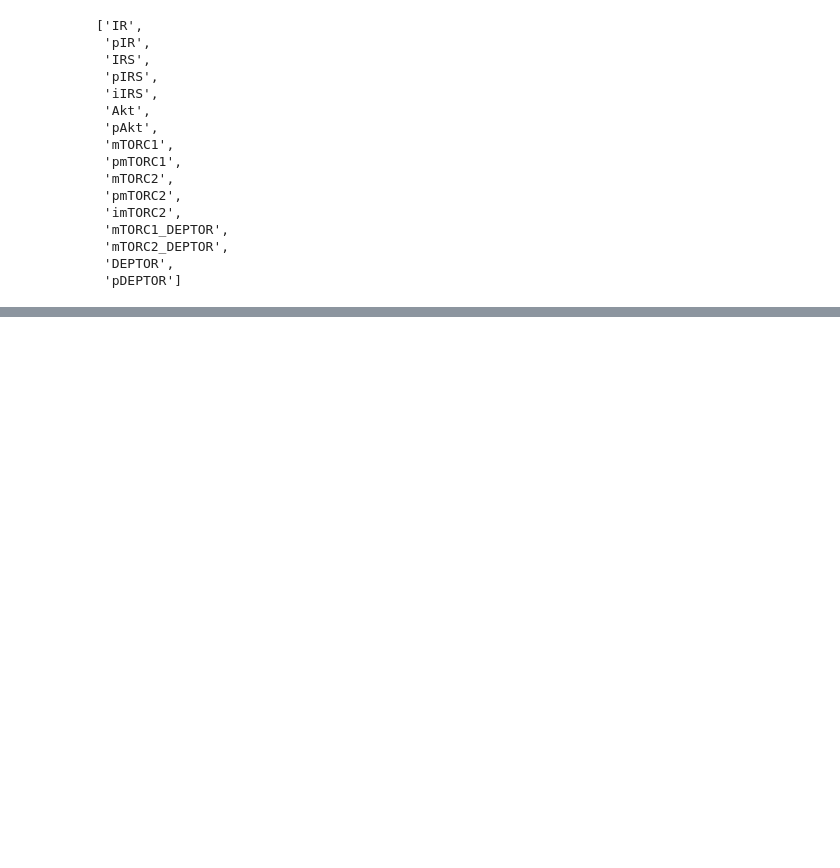
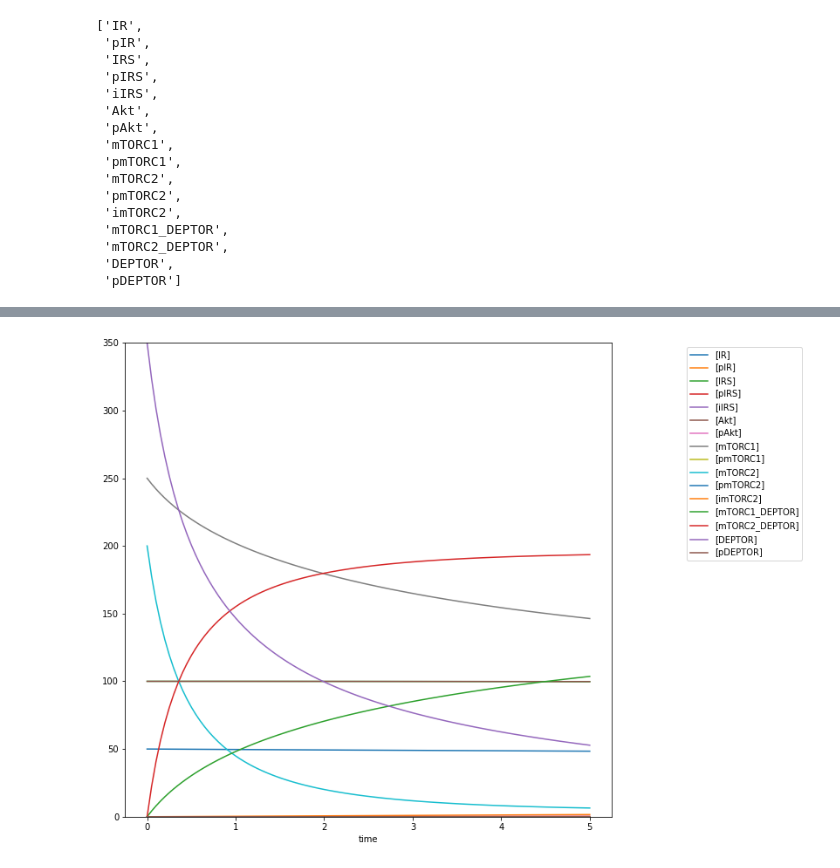
Before and after one commit to ModelEngineering/controlSBML, a Jupyter notebook: notebooks/UsingControlSBML.ipynb, the cells around one changed output, grey strips where cells are left out. Cells and saved outputs as stored; diff of their text form; code cells hidden in the pictures; blank space fills up the shorter version.

```diff
--- a/notebooks/UsingControlSBML.ipynb
+++ b/notebooks/UsingControlSBML.ipynb
@@ -90,4 +90,7 @@ pd.DataFrame(sys.A)
 | 14 | 0.00000 | 0.000000 | 0.000000e+00 | 0.000000 | 0.00 | 0.000000 | 0.000000 | -1.467334e-01 | -0.122277 | -1.027134 | -0.120934 | ... |
 | 15 | 0.00000 | 0.000000 | 0.000000e+00 | 0.000000 | 0.00 | 0.000000 | 0.000000 | 0.000000e+00 | 0.122277 | 0.000000 | 0.120934 | ... |
 # %%
-# Compare simulations using roadrunner and the linear approximation
+# Plot roadrunner simulation, with better placement of the legend.
+ctlsb.plotTrueModel()
+# %% [output]
+[figure, added]
```
Also changed, not shown: parts of 2 cells of this notebook, 3 other files.
